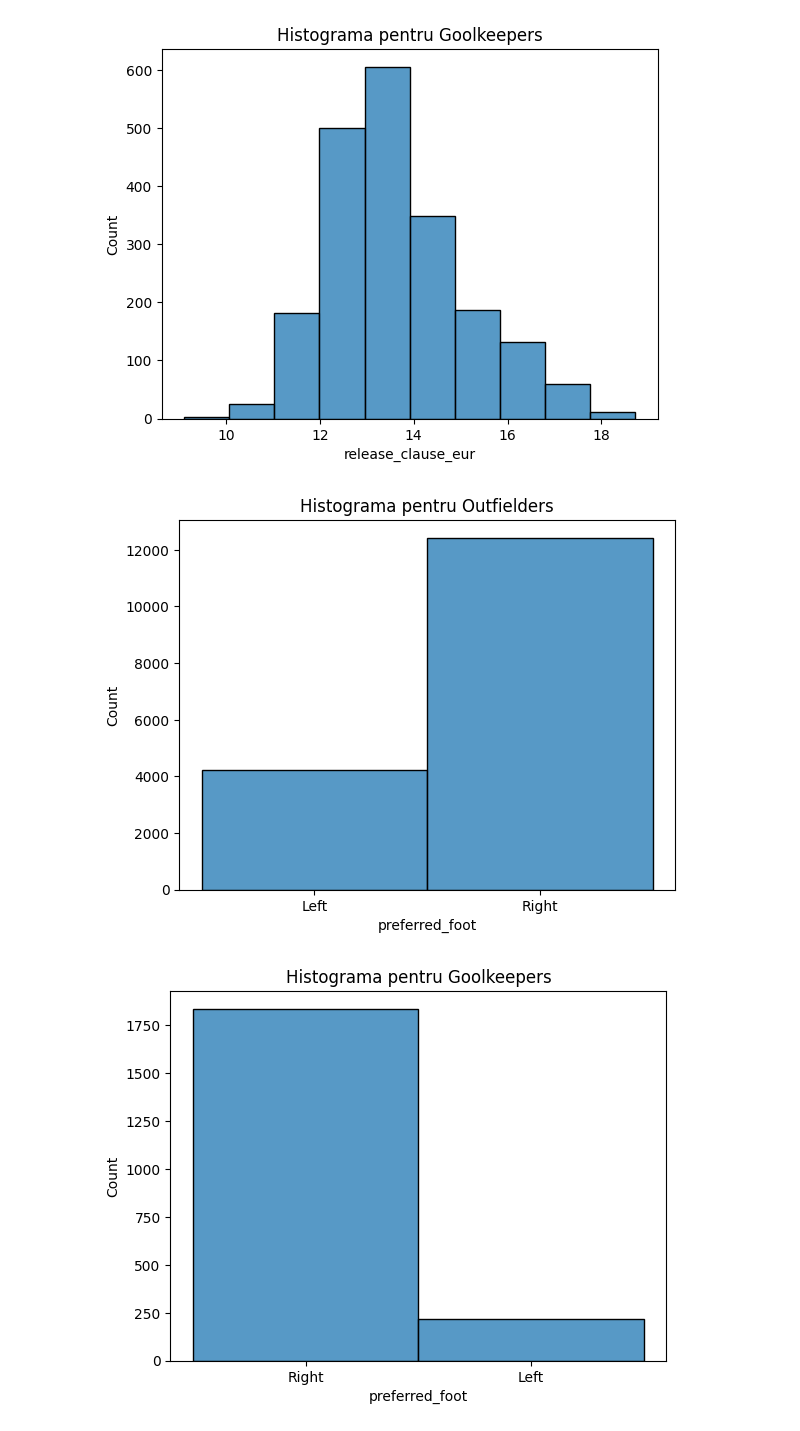
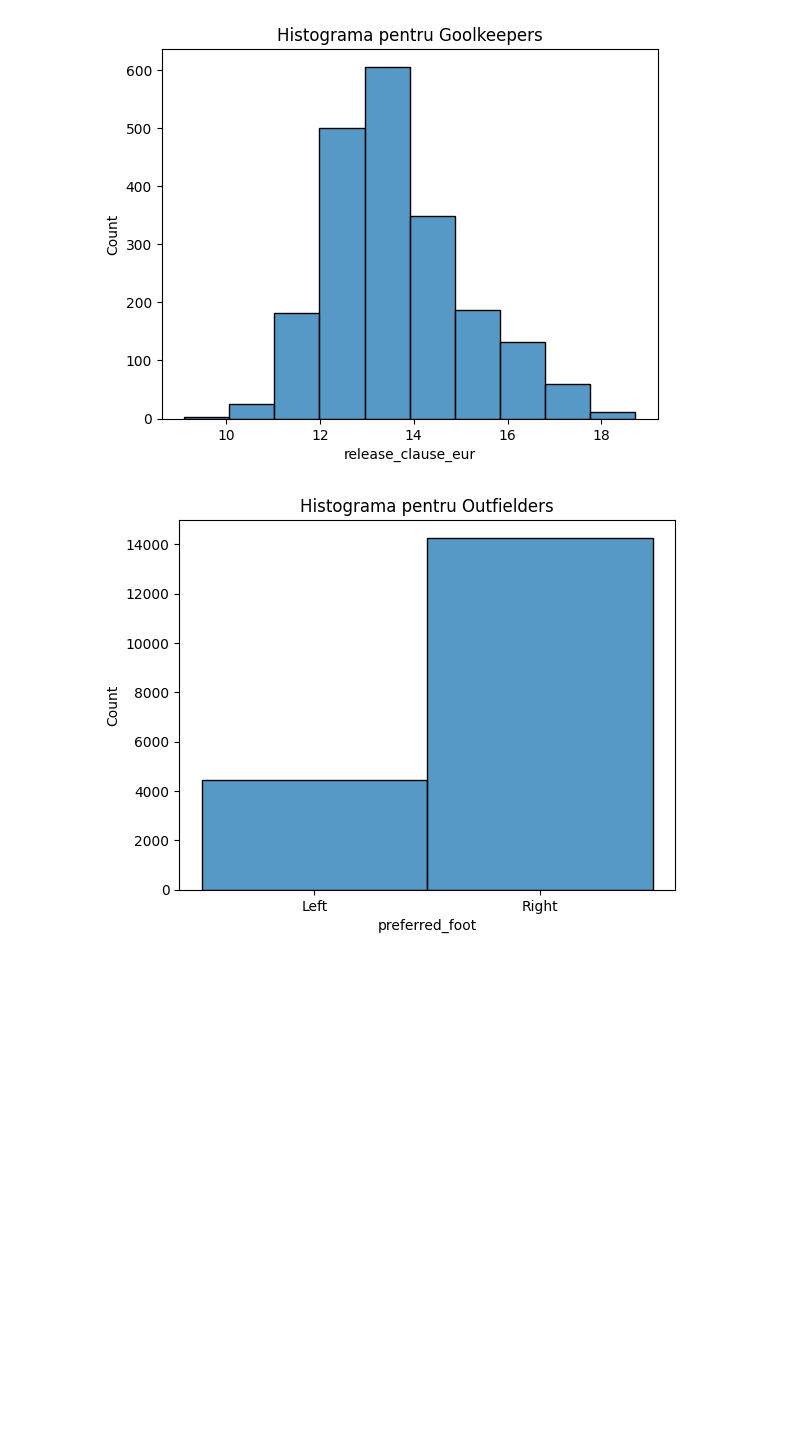
Before and after one commit to LukasL2004/data-science-internship, a Jupyter notebook: notebooks/week1_data_exploration.ipynb, the cells around one changed output. Cells and saved outputs as stored; diff of their text form; code cells hidden in the pictures; blank space fills up the shorter version.

Commit message:
Done with the cleaning and also done with encoding

```diff
--- a/notebooks/week1_data_exploration.ipynb
+++ b/notebooks/week1_data_exploration.ipynb
@@ -76,0 +53,9 @@ Name: joined, Length: 390, dtype: datetime64[ns]
+# %%
+encoder=TargetEncoder(cols=['league_name'],smoothing=0.3)
+fifa['league_name']=encoder.fit_transform(fifa[['league_name']],fifa['overall'])
+# %%
+fifa['player_position_copy'] = fifa['player_positions'].copy()
+
+encoder = TargetEncoder(cols=['player_position_copy'], smoothing=0.3)
+fifa['player_position_encoded'] = encoder.fit_transform(fifa[['player_position_copy']], fifa['overall'])
+fifa.drop(columns=['player_position_copy'],inplace=True)
@@ -77,3 +80,33 @@ Name: joined, Length: 390, dtype: datetime64[ns]
+# %%
+# One-hot encoding
+
+def categorize_position(pos):
+    attackers = ['ST', 'CF', 'LW', 'RW', 'LF', 'RF']
+    midfielders = ['CM', 'CAM', 'CDM', 'LM', 'RM', 'LWM', 'RWM']
+    defenders = ['CB', 'LB', 'RB', 'LWB', 'RWB']
+    if pos == 'GK':
+        return 'GK'
+    elif pos in attackers:
+        return 'Attacker'
+    elif pos in midfielders:
+        return 'Midfielder'
+    elif pos in defenders:
+        return 'Defender'
+    else:
+        return 'Other'
+
+fifa['pos_group'] = fifa['team_position'].apply(categorize_position)
+
+fifa['is_goalkeeper'] = (fifa['pos_group'] == 'GK').astype(int)
+
+pos_dummies = pd.get_dummies(fifa['pos_group'])
+pos_dummies = pos_dummies.drop(columns=['GK', 'Other'], errors='ignore')
+
+fifa = pd.concat([fifa, pos_dummies], axis=1)
+# %%
+fifa['is_right_foot'] = fifa['preferred_foot'].str.lower().apply(lambda x: 1 if 'right' in x else 0)
+fifa['is_left_foot'] = fifa['preferred_foot'].str.lower().apply(lambda x: 1 if 'left' in x else 0)
+# fifa.drop( columns=['preferred_foot'] , inplace=True)
 # %%
 fifa_GK=fifa[fifa['player_positions'] == 'GK'].copy()
 fifa_OUT=fifa[fifa['player_positions'] != 'GK'].copy()
@@ -152,13 +189,9 @@ plt.show()
 [figure]
 [figure]
 # %%
-sns.histplot(data=fifa_OUT ,x='preferred_foot',binwidth=1)
+sns.histplot(data=fifa ,x='preferred_foot',binwidth=1)
 plt.title("Histograma pentru Outfielders")
 plt.show()
-sns.histplot(data=fifa_GK ,x='preferred_foot',binwidth=1)
-plt.title("Histograma pentru Goolkeepers")
-plt.show()
 # %% [output]
-[figure, old version]
+[figure, new version]
-[figure, removed]
 # %%
```
Also changed, not shown: parts of 12 cells of this notebook.
